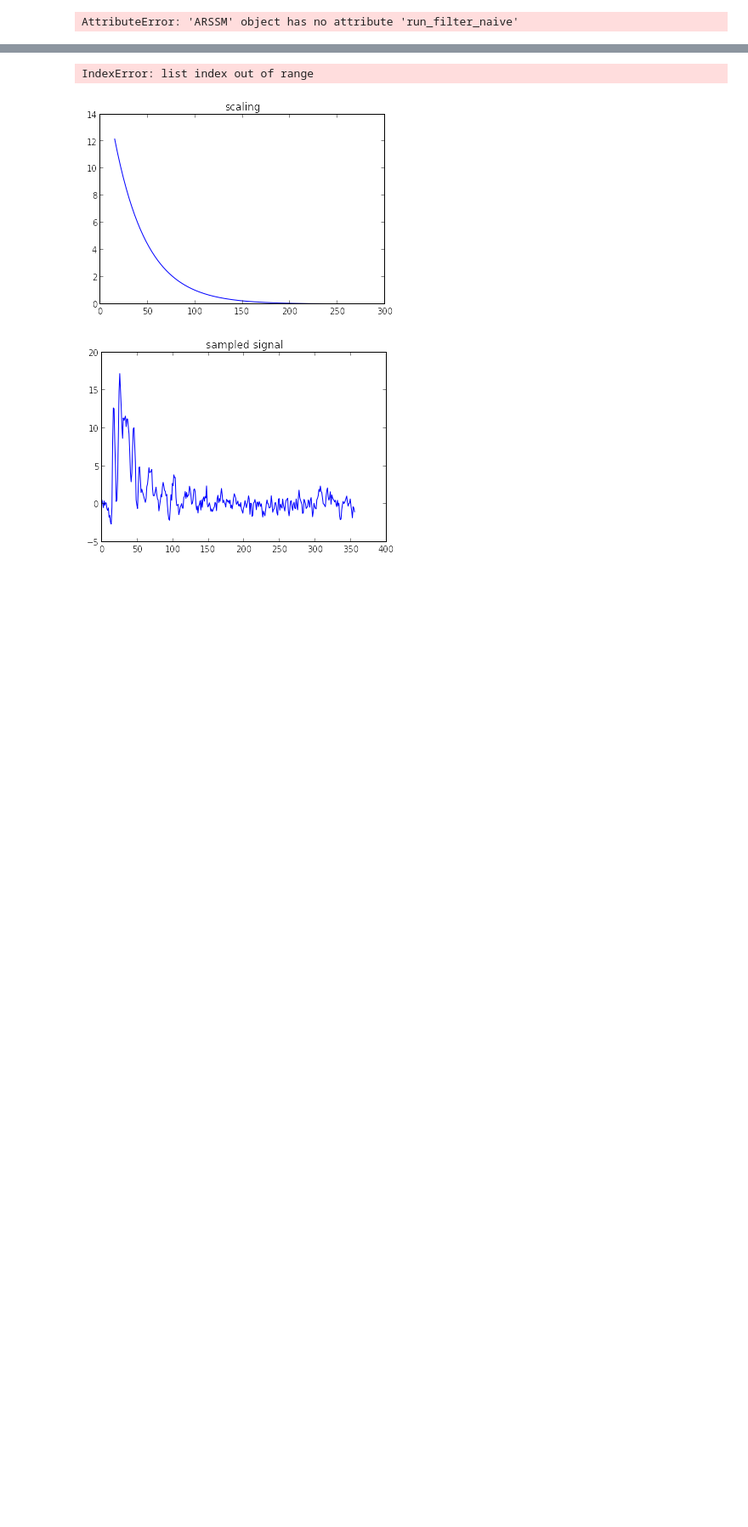
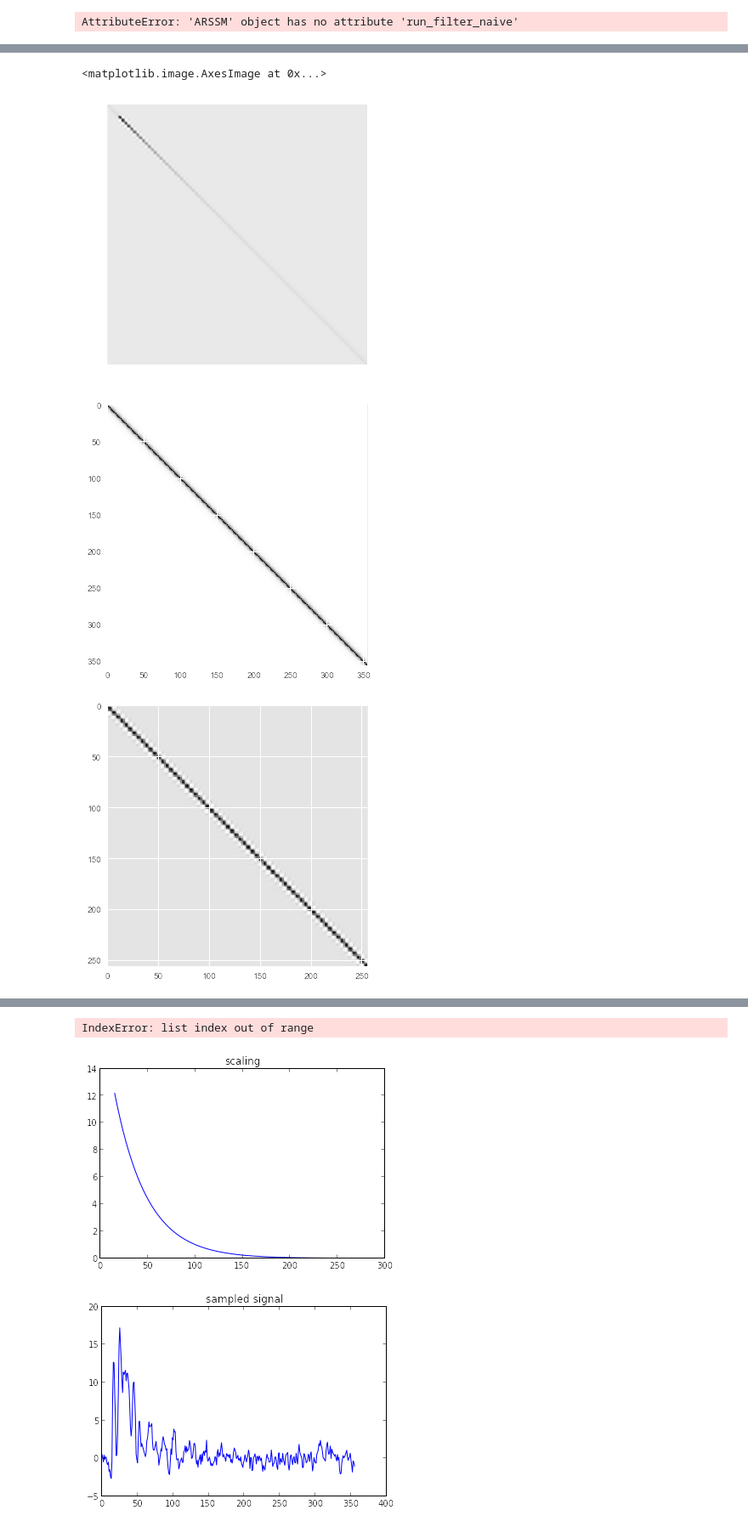
Before and after one commit to davmre/sigvisa, a Jupyter notebook: notebooks/marginalized_wavelet_model_single_exact.ipynb, the cells around one changed output, grey strips where cells are left out. Shown at 85% size. Saved outputs shown, nothing was run; the diff lists cells and outputs as text; code cells hidden in the pictures; blank space fills up the shorter version.

```diff
--- a/notebooks/marginalized_wavelet_model_single_exact.ipynb
+++ b/notebooks/marginalized_wavelet_model_single_exact.ipynb
@@ -333,3 +322,30 @@ plot(z)
+# %%
+R = ar_model.cov_matrix(N+100)
+T = np.diag(template)
+
+A = small_bases.T
+TA = np.dot(T, A)
+TAAT = np.dot(TA, TA.T)
+
+R[15:N+15,15:N+15] += TAAT
+
+import seaborn as sns
+sns.set(style="darkgrid")
+#cmap = sns.diverging_palette(220, 10, as_cmap=True)
+ax = gca()
+ax.axis("off")
+imshow(R, interpolation="none")
+
+
+figure()
+imshow(ar_model.cov_matrix(N+100), interpolation="none")
+figure()
+imshow(np.dot(A, A.T), interpolation="none")
+# %% [output]
+<matplotlib.image.AxesImage at 0x...>
+[figure, added]
+[figure, added]
+[figure, added]
 # %%
 components = [(wssm, 15, N, template), (arssm, 0, N+100, None)]
 tssm = TransientCombinedSSM(components)
```
Also changed, not shown: parts of 17 cells of this notebook, 19 other files.
